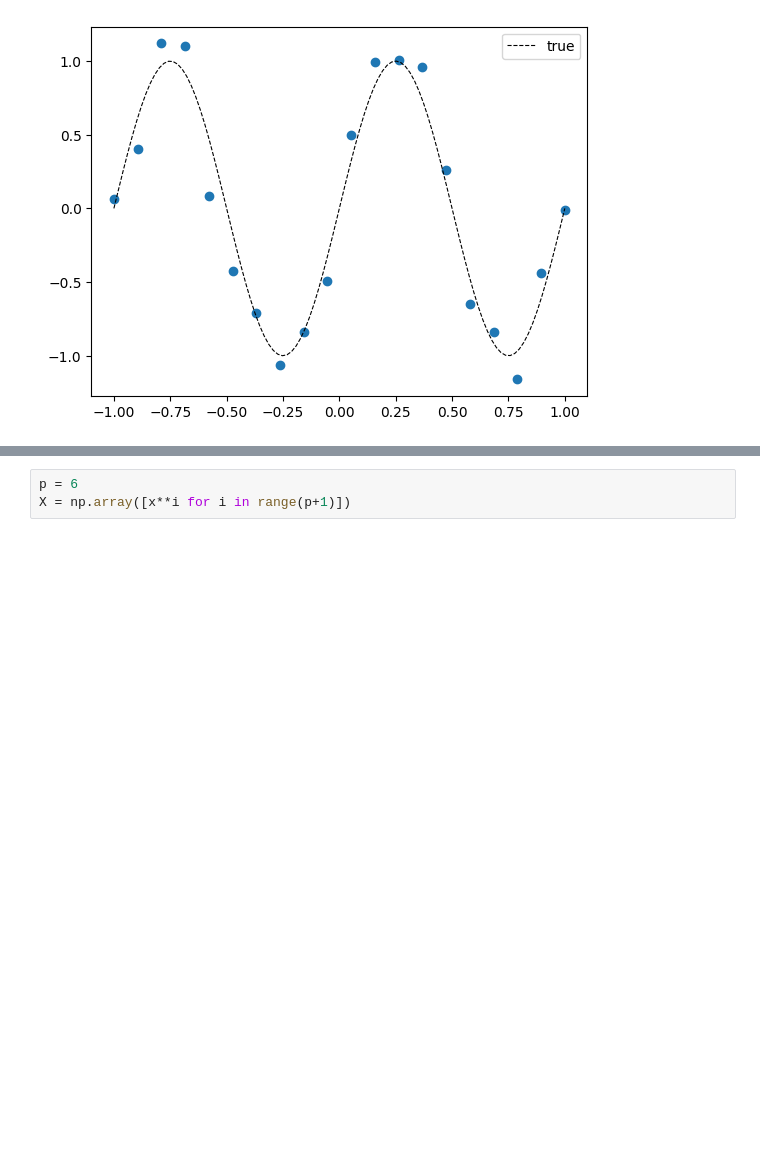
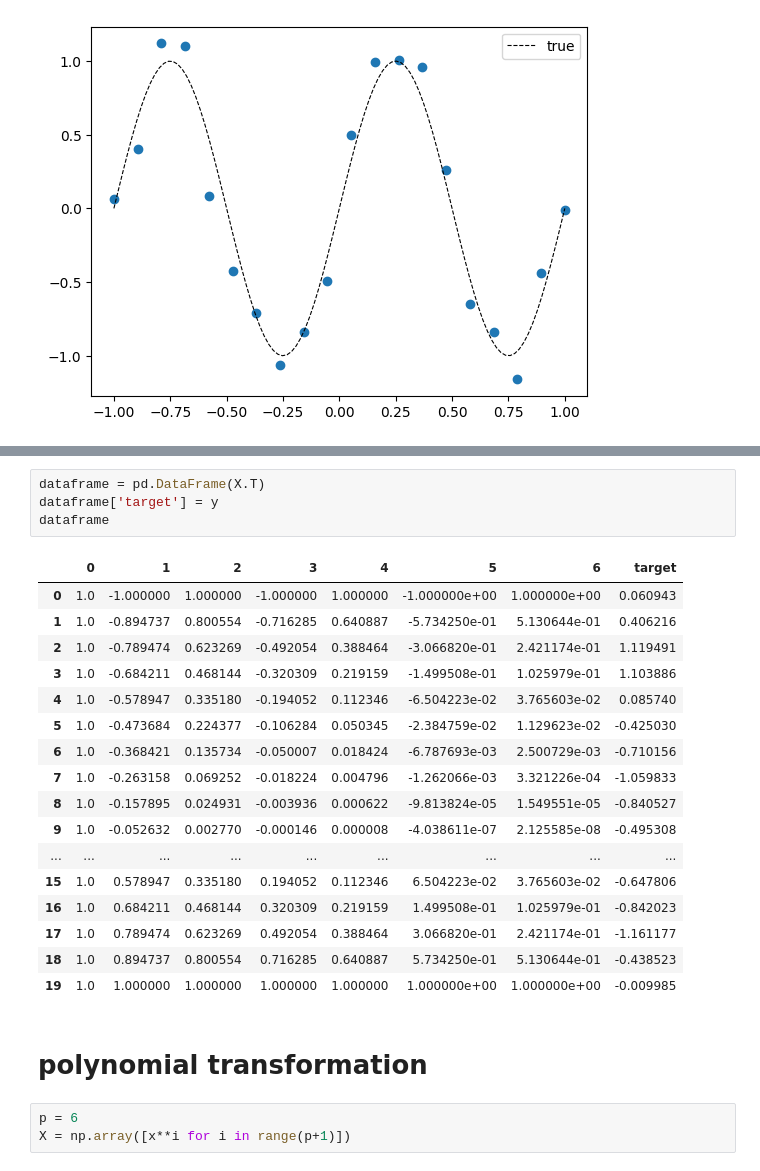
Before and after one commit to pallavi285/MLT-workshop, a Jupyter notebook: practice/30sept.ipynb, the cells around one changed output, grey strips where cells are left out. Drawn from its saved outputs; the diff is of its cells as text; blank space fills up the shorter version.

```diff
--- a/practice/30sept.ipynb
+++ b/practice/30sept.ipynb
@@ -22,3 +32,27 @@ plt.legend()
+# %%
+dataframe = pd.DataFrame(X.T)
+dataframe['target'] = y
+dataframe
+# %% [output]
+|  | 0 | 1 | 2 | 3 | 4 | 5 | 6 | target |
+| 0 | 1.0 | -1.000000 | 1.000000 | -1.000000 | 1.000000 | -1.000000e+00 | 1.000000e+00 | 0.060943 |
+| 1 | 1.0 | -0.894737 | 0.800554 | -0.716285 | 0.640887 | -5.734250e-01 | 5.130644e-01 | 0.406216 |
+| 2 | 1.0 | -0.789474 | 0.623269 | -0.492054 | 0.388464 | -3.066820e-01 | 2.421174e-01 | 1.119491 |
+| 3 | 1.0 | -0.684211 | 0.468144 | -0.320309 | 0.219159 | -1.499508e-01 | 1.025979e-01 | 1.103886 |
+| 4 | 1.0 | -0.578947 | 0.335180 | -0.194052 | 0.112346 | -6.504223e-02 | 3.765603e-02 | 0.085740 |
+| 5 | 1.0 | -0.473684 | 0.224377 | -0.106284 | 0.050345 | -2.384759e-02 | 1.129623e-02 | -0.425030 |
+| 6 | 1.0 | -0.368421 | 0.135734 | -0.050007 | 0.018424 | -6.787693e-03 | 2.500729e-03 | -0.710156 |
+| 7 | 1.0 | -0.263158 | 0.069252 | -0.018224 | 0.004796 | -1.262066e-03 | 3.321226e-04 | -1.059833 |
+| 8 | 1.0 | -0.157895 | 0.024931 | -0.003936 | 0.000622 | -9.813824e-05 | 1.549551e-05 | -0.840527 |
+| 9 | 1.0 | -0.052632 | 0.002770 | -0.000146 | 0.000008 | -4.038611e-07 | 2.125585e-08 | -0.495308 |
+| ... | ... | ... | ... | ... | ... | ... | ... | ... |
+| 15 | 1.0 | 0.578947 | 0.335180 | 0.194052 | 0.112346 | 6.504223e-02 | 3.765603e-02 | -0.647806 |
+| 16 | 1.0 | 0.684211 | 0.468144 | 0.320309 | 0.219159 | 1.499508e-01 | 1.025979e-01 | -0.842023 |
+| 17 | 1.0 | 0.789474 | 0.623269 | 0.492054 | 0.388464 | 3.066820e-01 | 2.421174e-01 | -1.161177 |
+| 18 | 1.0 | 0.894737 | 0.800554 | 0.716285 | 0.640887 | 5.734250e-01 | 5.130644e-01 | -0.438523 |
+| 19 | 1.0 | 1.000000 | 1.000000 | 1.000000 | 1.000000 | 1.000000e+00 | 1.000000e+00 | -0.009985 |
+# %% [markdown]
+# polynomial transformation
 # %%
 p = 6
 X = np.array([x**i for i in range(p+1)])
```
Also changed, not shown: parts of 9 cells of this notebook, 2 other files.
